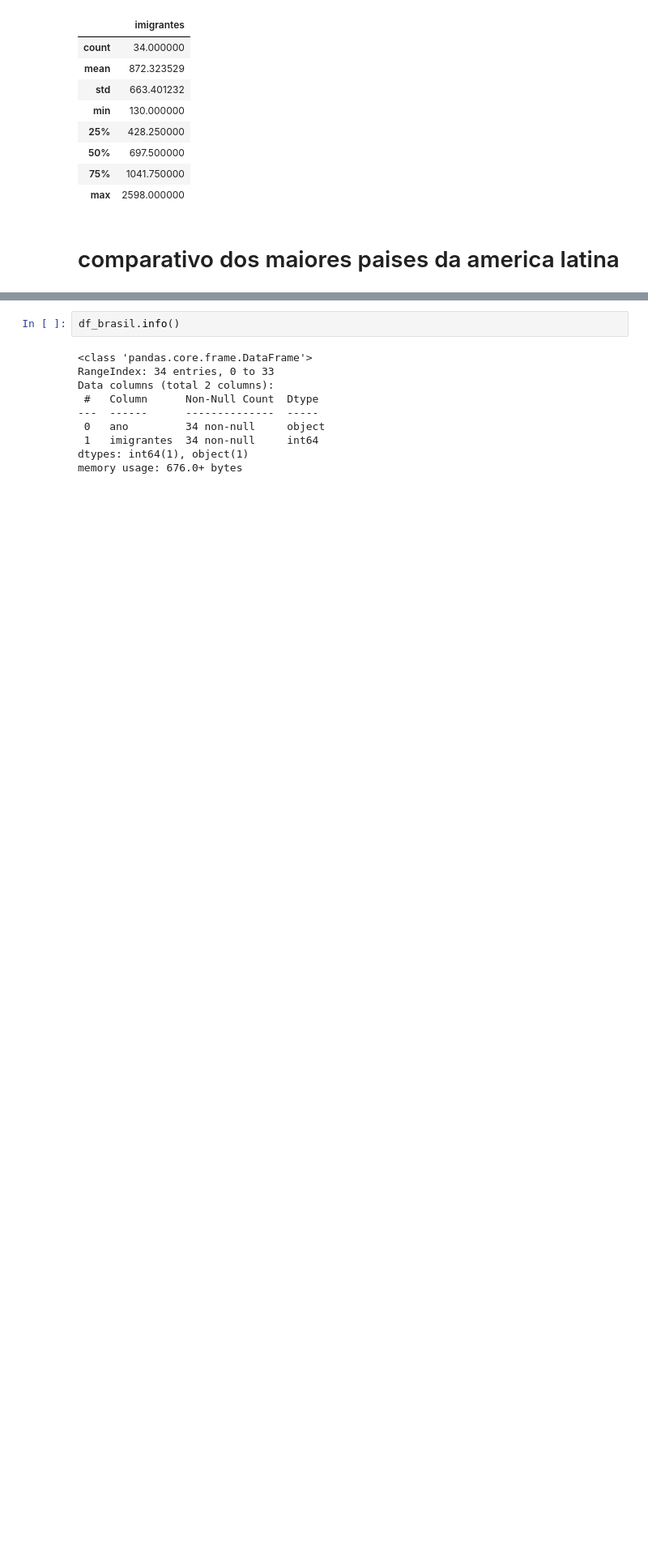
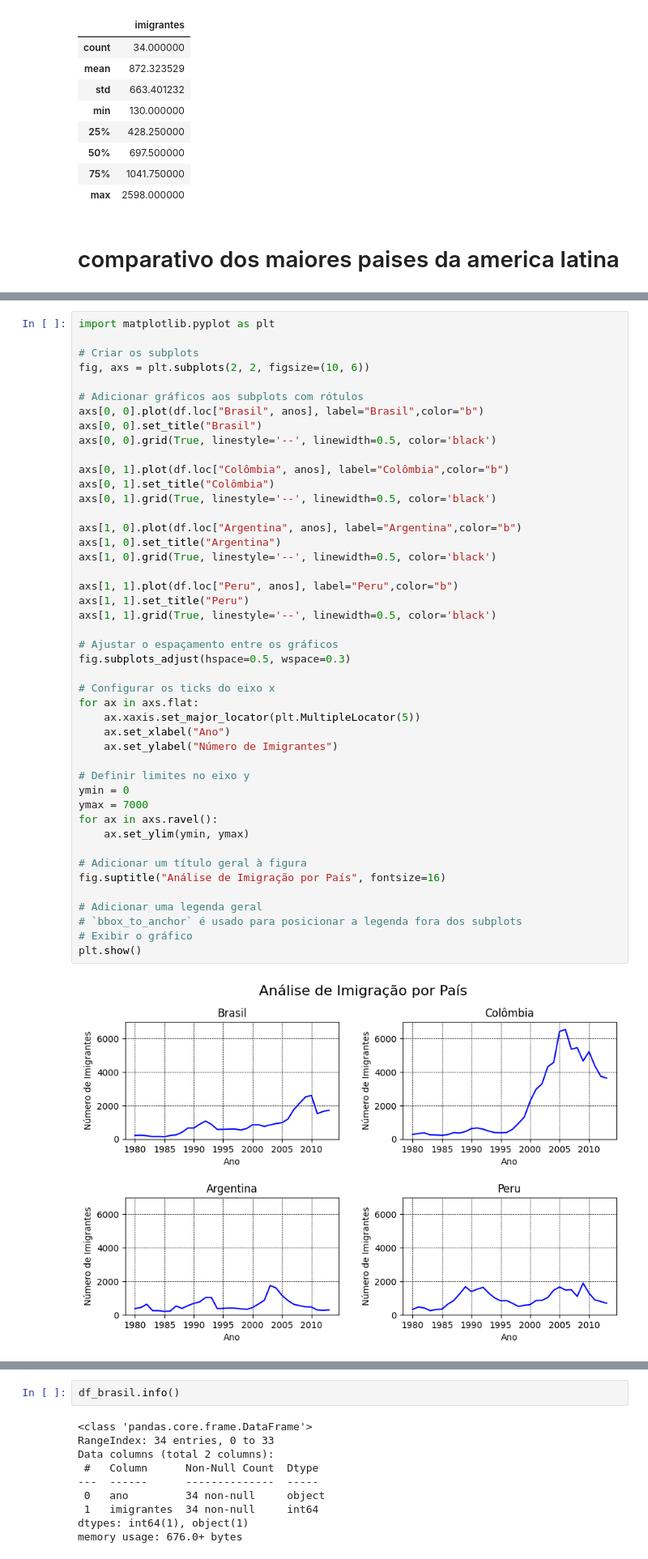
Before and after one commit to victorhphugo/aula1, a Jupyter notebook: aula1.ipynb, the cells around one changed output, grey strips where cells are left out. Shown at 81% size. Cells and saved outputs as stored; diff of their text form; blank space fills up the shorter version.

```diff
--- a/aula1.ipynb
+++ b/aula1.ipynb
@@ -393,0 +446,47 @@ for ax in axs.flat:
+# %%
+import matplotlib.pyplot as plt
+
+# Criar os subplots
+fig, axs = plt.subplots(2, 2, figsize=(10, 6))
+
+# Adicionar gráficos aos subplots com rótulos
+axs[0, 0].plot(df.loc["Brasil", anos], label="Brasil",color="b")
+axs[0, 0].set_title("Brasil")
+axs[0, 0].grid(True, linestyle='--', linewidth=0.5, color='black')
+
+axs[0, 1].plot(df.loc["Colômbia", anos], label="Colômbia",color="b")
+axs[0, 1].set_title("Colômbia")
+axs[0, 1].grid(True, linestyle='--', linewidth=0.5, color='black')
+
+axs[1, 0].plot(df.loc["Argentina", anos], label="Argentina",color="b")
+axs[1, 0].set_title("Argentina")
+axs[1, 0].grid(True, linestyle='--', linewidth=0.5, color='black')
+
+axs[1, 1].plot(df.loc["Peru", anos], label="Peru",color="b")
+axs[1, 1].set_title("Peru")
+axs[1, 1].grid(True, linestyle='--', linewidth=0.5, color='black')
+
+# Ajustar o espaçamento entre os gráficos
+fig.subplots_adjust(hspace=0.5, wspace=0.3)
+
+# Configurar os ticks do eixo x
+for ax in axs.flat:
+    ax.xaxis.set_major_locator(plt.MultipleLocator(5))
+    ax.set_xlabel("Ano")
+    ax.set_ylabel("Número de Imigrantes")
+
+# Definir limites no eixo y
+ymin = 0
+ymax = 7000
+for ax in axs.ravel():
+    ax.set_ylim(ymin, ymax)
+
+# Adicionar um título geral à figura
+fig.suptitle("Análise de Imigração por País", fontsize=16)
+
+# Adicionar uma legenda geral
+# `bbox_to_anchor` é usado para posicionar a legenda fora dos subplots
+# Exibir o gráfico
+plt.show()
+# %% [output]
+[figure, added]
```
Also changed, not shown: parts of 20 cells of this notebook.
